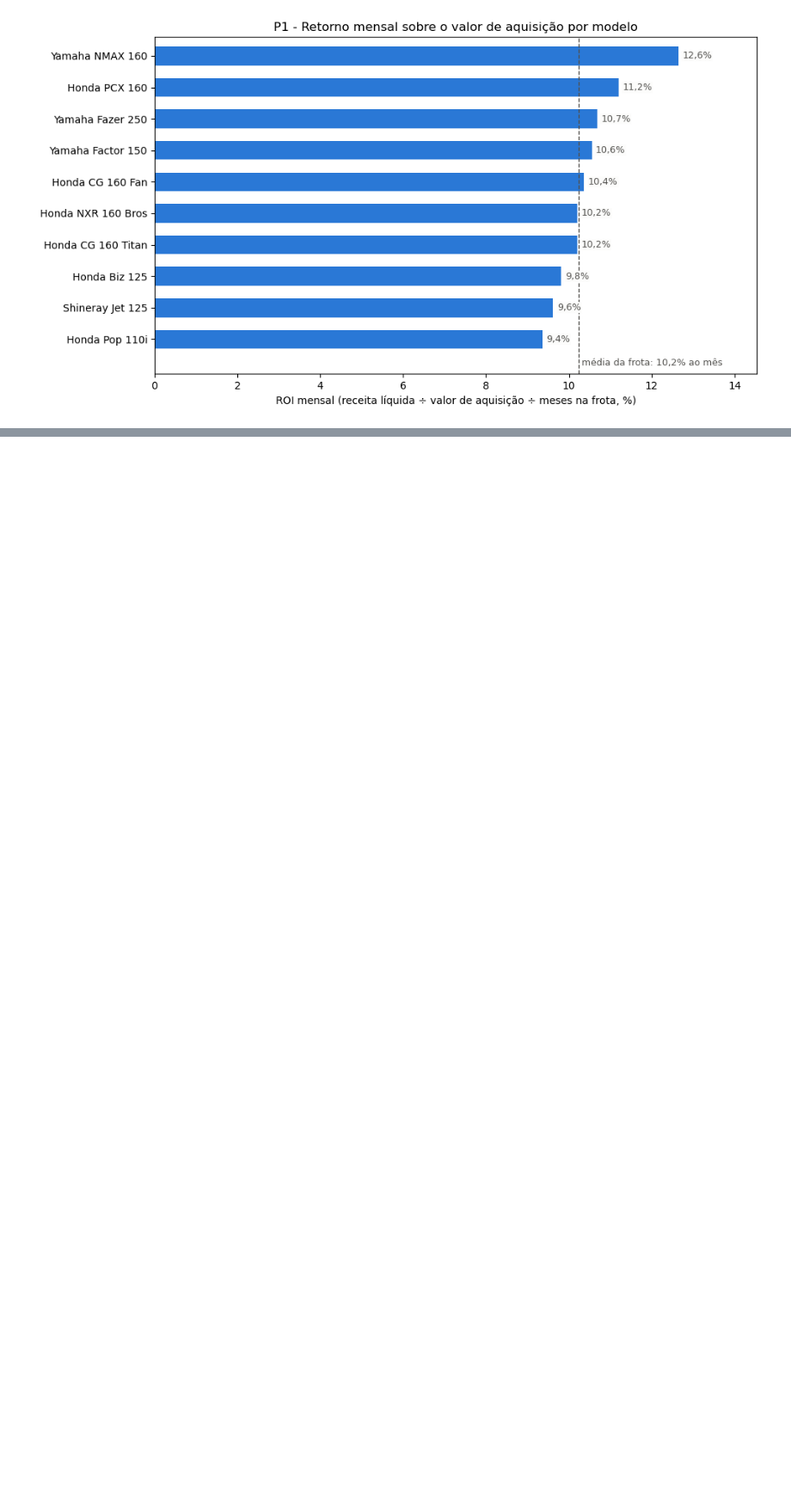
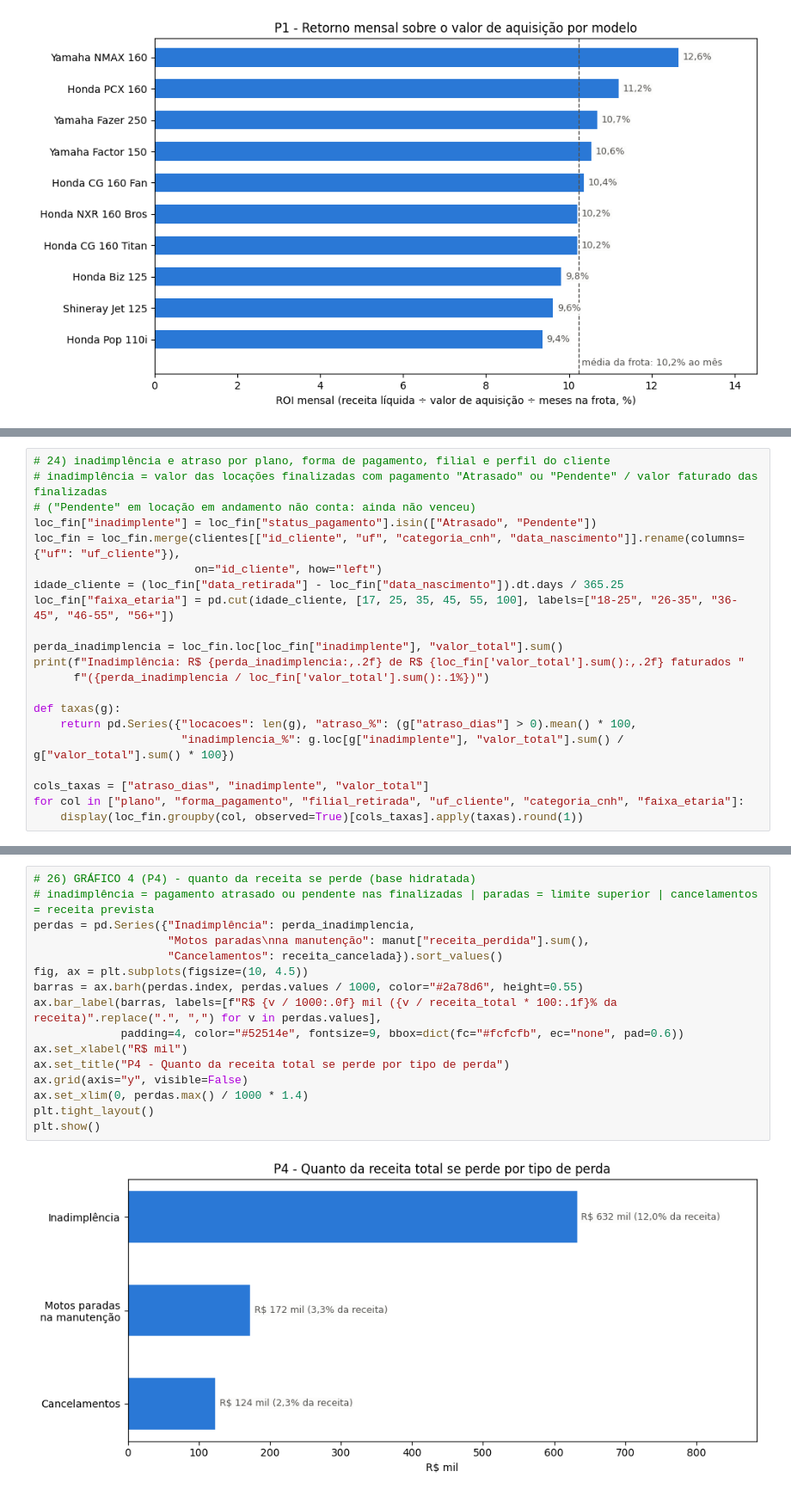
Before and after one commit to DaviBarciaV/projeto-analisededados-bi, a Jupyter notebook: analise_inicial.ipynb, the cells around one changed output, grey strips where cells are left out. Shown at 86% size. Saved outputs shown, nothing was run; the diff lists cells and outputs as text; blank space fills up the shorter version.

```diff
--- a/analise_inicial.ipynb
+++ b/analise_inicial.ipynb
@@ -244,0 +472,21 @@ plt.show()
+# %%
+# 24) inadimplência e atraso por plano, forma de pagamento, filial e perfil do cliente
+# inadimplência = valor das locações finalizadas com pagamento "Atrasado" ou "Pendente" / valor faturado das finalizadas
+# ("Pendente" em locação em andamento não conta: ainda não venceu)
+loc_fin["inadimplente"] = loc_fin["status_pagamento"].isin(["Atrasado", "Pendente"])
+loc_fin = loc_fin.merge(clientes[["id_cliente", "uf", "categoria_cnh", "data_nascimento"]].rename(columns={"uf": "uf_cliente"}),
+                        on="id_cliente", how="left")
+idade_cliente = (loc_fin["data_retirada"] - loc_fin["data_nascimento"]).dt.days / 365.25
+loc_fin["faixa_etaria"] = pd.cut(idade_cliente, [17, 25, 35, 45, 55, 100], labels=["18-25", "26-35", "36-45", "46-55", "56+"])
+
+perda_inadimplencia = loc_fin.loc[loc_fin["inadimplente"], "valor_total"].sum()
+print(f"Inadimplência: R$ {perda_inadimplencia:,.2f} de R$ {loc_fin['valor_total'].sum():,.2f} faturados "
+      f"({perda_inadimplencia / loc_fin['valor_total'].sum():.1%})")
+
+def taxas(g):
+    return pd.Series({"locacoes": len(g), "atraso_%": (g["atraso_dias"] > 0).mean() * 100,
+                      "inadimplencia_%": g.loc[g["inadimplente"], "valor_total"].sum() / g["valor_total"].sum() * 100})
+
+cols_taxas = ["atraso_dias", "inadimplente", "valor_total"]
+for col in ["plano", "forma_pagamento", "filial_retirada", "uf_cliente", "categoria_cnh", "faixa_etaria"]:
+    display(loc_fin.groupby(col, observed=True)[cols_taxas].apply(taxas).round(1))
@@ -244,0 +553,18 @@ plt.show()
+# %%
+# 26) GRÁFICO 4 (P4) - quanto da receita se perde (base hidratada)
+# inadimplência = pagamento atrasado ou pendente nas finalizadas | paradas = limite superior | cancelamentos = receita prevista
+perdas = pd.Series({"Inadimplência": perda_inadimplencia,
+                    "Motos paradas\nna manutenção": manut["receita_perdida"].sum(),
+                    "Cancelamentos": receita_cancelada}).sort_values()
+fig, ax = plt.subplots(figsize=(10, 4.5))
+barras = ax.barh(perdas.index, perdas.values / 1000, color="#2a78d6", height=0.55)
+ax.bar_label(barras, labels=[f"R$ {v / 1000:.0f} mil ({v / receita_total * 100:.1f}% da receita)".replace(".", ",") for v in perdas.values],
+             padding=4, color="#52514e", fontsize=9, bbox=dict(fc="#fcfcfb", ec="none", pad=0.6))
+ax.set_xlabel("R$ mil")
+ax.set_title("P4 - Quanto da receita total se perde por tipo de perda")
+ax.grid(axis="y", visible=False)
+ax.set_xlim(0, perdas.max() / 1000 * 1.4)
+plt.tight_layout()
+plt.show()
+# %% [output]
+[figure, added]
```
Also changed, not shown: parts of 27 cells of this notebook, 1 other file.
